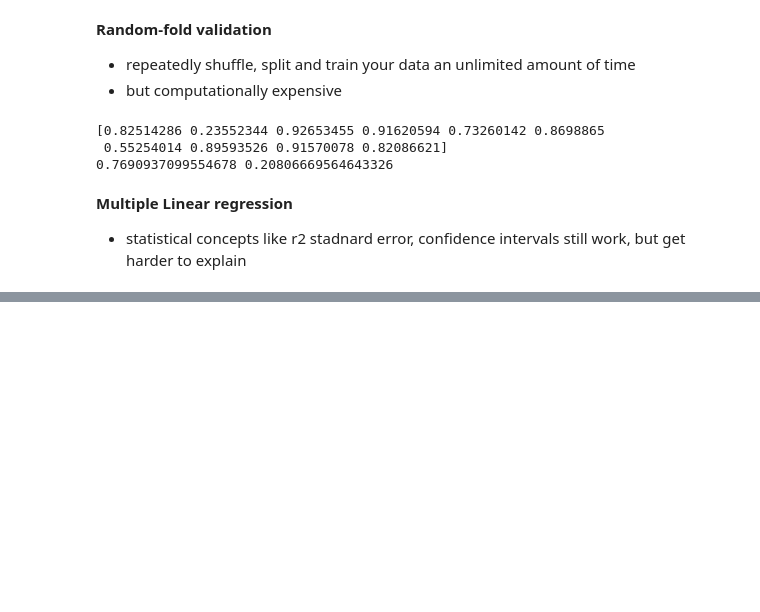
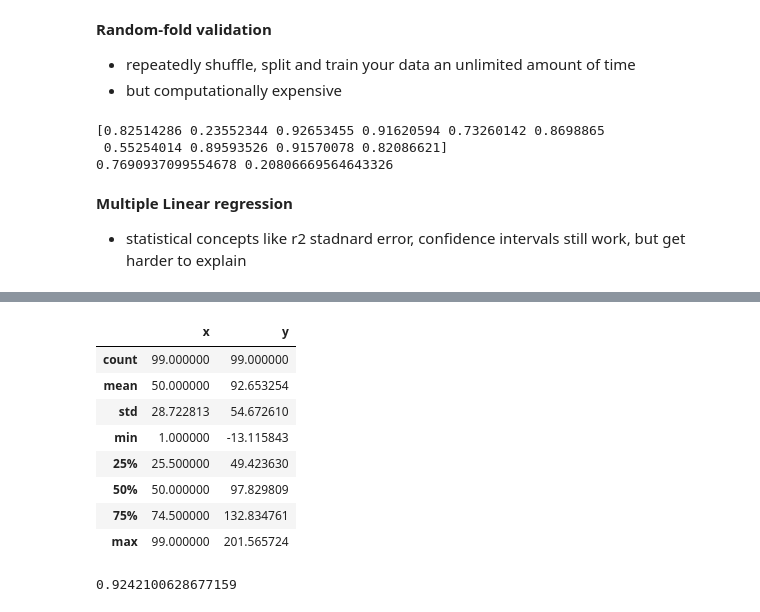
Before and after one commit to marlaks/Math_for_DS_testing, a Jupyter notebook: Linear_Regression.ipynb, the cells around one changed output, grey strips where cells are left out. Saved outputs shown, nothing was run; the diff lists cells and outputs as text; code cells hidden in the pictures; blank space fills up the shorter version.

```diff
--- a/Linear_Regression.ipynb
+++ b/Linear_Regression.ipynb
@@ -525,0 +592,16 @@ print(results.mean(), results.std())
+# %%
+data.describe()
+# %% [output]
+|  | x | y |
+| count | 99.000000 | 99.000000 |
+| mean | 50.000000 | 92.653254 |
+| std | 28.722813 | 54.672610 |
+| min | 1.000000 | -13.115843 |
+| 25% | 25.500000 | 49.423630 |
+| 50% | 50.000000 | 97.829809 |
+| 75% | 74.500000 | 132.834761 |
+| max | 99.000000 | 201.565724 |
+# %%
+data.x.corr(data.y)
+# %% [output]
+0.9242100628677159
```
Also changed, not shown: parts of 15 cells of this notebook.
